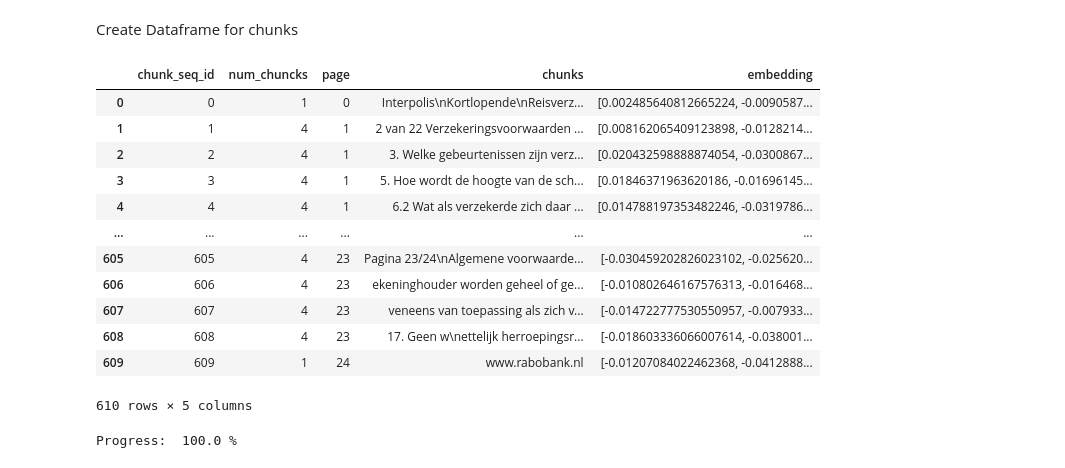
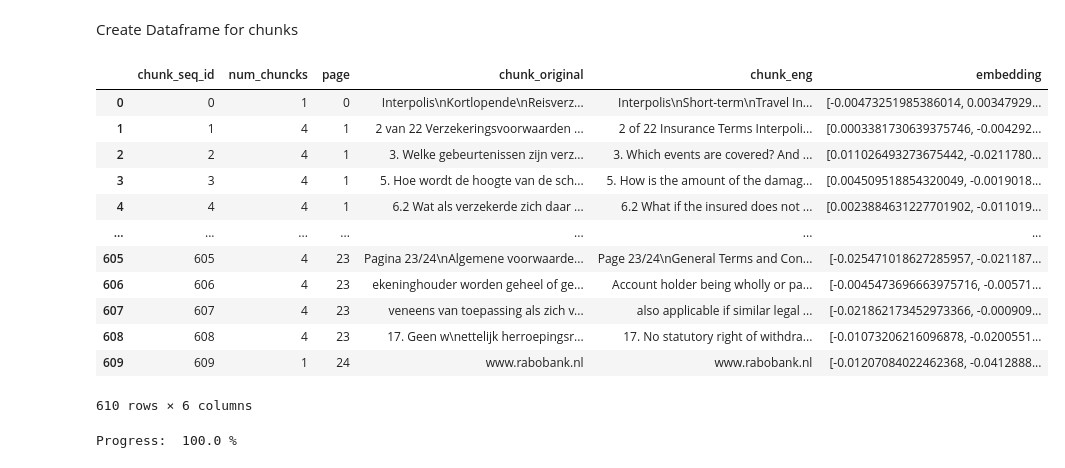
Before and after one commit to erikbijl/rabobank-workshop-genai, a Jupyter notebook: 1 - Parse, Chunk and Load Documents.ipynb, the cells around one changed output. Drawn from its saved outputs; the diff is of its cells as text; code cells hidden in the pictures.

Commit message:
Translated Documents

```diff
--- a/1 - Parse, Chunk and Load Documents.ipynb
+++ b/1 - Parse, Chunk and Load Documents.ipynb
@@ -130,0 +134,3 @@ df
+# %%
+llm = ChatOpenAI(temperature=0, model=LLM)
+llm.model_name
@@ -130,0 +139,8 @@ df
+# %%
+def translate_text(text):
+    messages = [
+        ("system", "You are a helpful assistant that translates Dutch to English. Translate the text. Output should always be in English. If the chunk is is fully in English, just copy input to output. Keep the structure as is. "),
+        ("human", text),
+    ]
+    ai_msg = llm.invoke(messages)
+    return ai_msg.content
@@ -131,3 +155,5 @@ df
+# %%
+df['chunk_eng'] = df['chunk_original'].apply(lambda x: translate_text(x))
 # %% [markdown]
 ## Create embeddings
 # %% [markdown]
@@ -140,7 +166,7 @@ embeddings_model = OpenAIEmbeddings(
 # %% [markdown]
 Add an embedding for every chunk in the DataFrame
 # %%
-df['embedding'] = df['chunks'].apply(lambda x: embeddings_model.embed_query(x))
+df['embedding'] = df['chunk_eng'].apply(lambda x: embeddings_model.embed_query(x))
 # %% [markdown]
 ## Create Neo4j Connection
 # %% [markdown]
@@ -287,22 +313,22 @@ Progress:  100.0 %
 # %% [markdown]
 Create Dataframe for chunks
 # %%
-chunks_df = df[['chunk_seq_id', 'num_chuncks', 'page', 'chunks', 'embedding']]
+chunks_df = df[['chunk_seq_id', 'num_chuncks', 'page', 'chunk_original', 'chunk_eng', 'embedding']]
 chunks_df
 # %% [output]
-|  | chunk_seq_id | num_chuncks | page | chunks | embedding |
-| 0 | 0 | 1 | 0 | Interpolis\nKortlopende\nReisverz... | [0.002485640812665224, -0.0090587... |
-| 1 | 1 | 4 | 1 | 2 van 22 Verzekeringsvoorwaarden ... | [0.008162065409123898, -0.0128214... |
-| 2 | 2 | 4 | 1 | 3. Welke gebeurtenissen zijn verz... | [0.020432598888874054, -0.0300867... |
-| 3 | 3 | 4 | 1 | 5. Hoe wordt de hoogte van de sch... | [0.01846371963620186, -0.01696145... |
-| 4 | 4 | 4 | 1 | 6.2 Wat als verzekerde zich daar ... | [0.014788197353482246, -0.0319786... |
-| ... | ... | ... | ... | ... | ... |
-| 605 | 605 | 4 | 23 | Pagina 23/24\nAlgemene voorwaarde... | [-0.030459202826023102, -0.025620... |
-| 606 | 606 | 4 | 23 | ekeninghouder worden geheel of ge... | [-0.010802646167576313, -0.016468... |
-| 607 | 607 | 4 | 23 | veneens van toepassing als zich v... | [-0.014722777530550957, -0.007933... |
-| 608 | 608 | 4 | 23 | 17. Geen w\nettelijk herroepingsr... | [-0.018603336066007614, -0.038001... |
-| 609 | 609 | 1 | 24 | www.rabobank.nl | [-0.01207084022462368, -0.0412888... |
+|  | chunk_seq_id | num_chuncks | page | chunk_original | chunk_eng | embedding |
+| 0 | 0 | 1 | 0 | Interpolis\nKortlopende\nReisverz... | Interpolis\nShort-term\nTravel In... | [-0.00473251985386014, 0.00347929... |
+| 1 | 1 | 4 | 1 | 2 van 22 Verzekeringsvoorwaarden ... | 2 of 22 Insurance Terms Interpoli... | [0.0003381730639375746, -0.004292... |
+| 2 | 2 | 4 | 1 | 3. Welke gebeurtenissen zijn verz... | 3. Which events are covered? And ... | [0.011026493273675442, -0.0211780... |
+| 3 | 3 | 4 | 1 | 5. Hoe wordt de hoogte van de sch... | 5. How is the amount of the damag... | [0.004509518854320049, -0.0019018... |
+| 4 | 4 | 4 | 1 | 6.2 Wat als verzekerde zich daar ... | 6.2 What if the insured does not ... | [0.0023884631227701902, -0.011019... |
+| ... | ... | ... | ... | ... | ... | ... |
+| 605 | 605 | 4 | 23 | Pagina 23/24\nAlgemene voorwaarde... | Page 23/24\nGeneral Terms and Con... | [-0.025471018627285957, -0.021187... |
+| 606 | 606 | 4 | 23 | ekeninghouder worden geheel of ge... | Account holder being wholly or pa... | [-0.0045473696663975716, -0.00571... |
+| 607 | 607 | 4 | 23 | veneens van toepassing als zich v... | also applicable if similar legal ... | [-0.021862173452973366, -0.000909... |
+| 608 | 608 | 4 | 23 | 17. Geen w\nettelijk herroepingsr... | 17. No statutory right of withdra... | [-0.01073206216096878, -0.0200551... |
+| 609 | 609 | 1 | 24 | www.rabobank.nl | www.rabobank.nl | [-0.01207084022462368, -0.0412888... |
-610 rows × 5 columns
+610 rows × 6 columns
 # %%
 merge_chunck_query = """
     MERGE(mergedChunk:Chunk {id: $chunk_seq_id})
```
Also changed, not shown: parts of 13 cells of this notebook, 4 other files.
